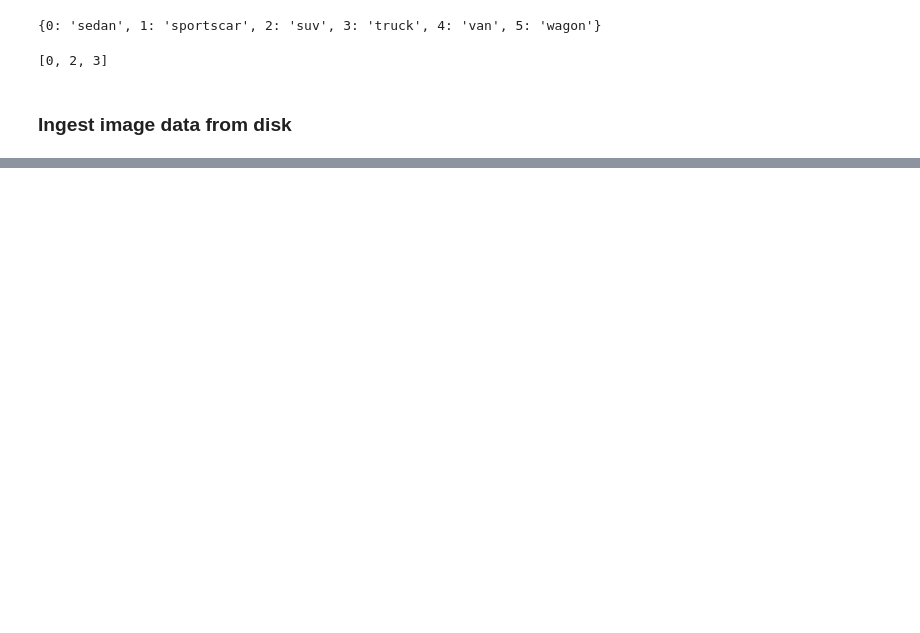
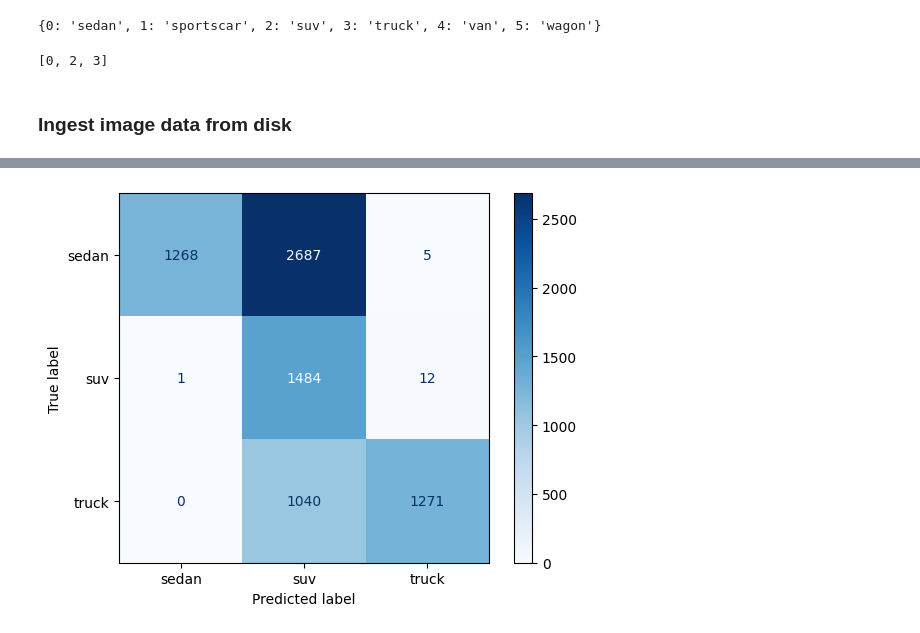
Before and after one commit to LevGolod1/car_classifier, a Jupyter notebook: _03_train_cnns/03_A_offtheshelf_clip.ipynb, the cells around one changed output, grey strips where cells are left out. Drawn from its saved outputs; the diff is of its cells as text; code cells hidden in the pictures; blank space fills up the shorter version.

```diff
--- a/_03_train_cnns/03_A_offtheshelf_clip.ipynb
+++ b/_03_train_cnns/03_A_offtheshelf_clip.ipynb
@@ -157,2 +134,15 @@ df.head()
 # %%
 df.to_csv(output_filename,index=False)
+# %%
+df = pd.read_csv(output_filename)
+# %%
+from sklearn.metrics import confusion_matrix, ConfusionMatrixDisplay
+
+cm =confusion_matrix(df['body_style'], df['clip_prediction'], labels=class_names_use)
+
+disp = ConfusionMatrixDisplay(confusion_matrix=cm,
+                              display_labels=class_names_use)
+disp.plot(cmap='Blues')
+plt.show()
+# %% [output]
+[figure, added]
```
Also changed, not shown: parts of 10 cells of this notebook, 4 other files.
